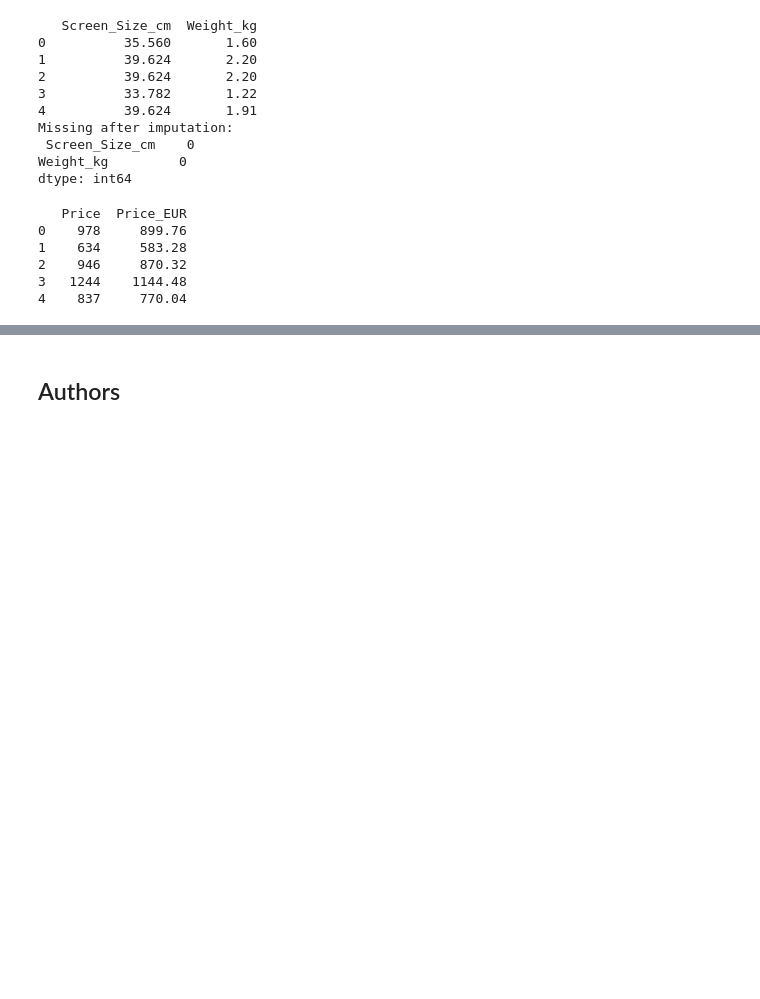
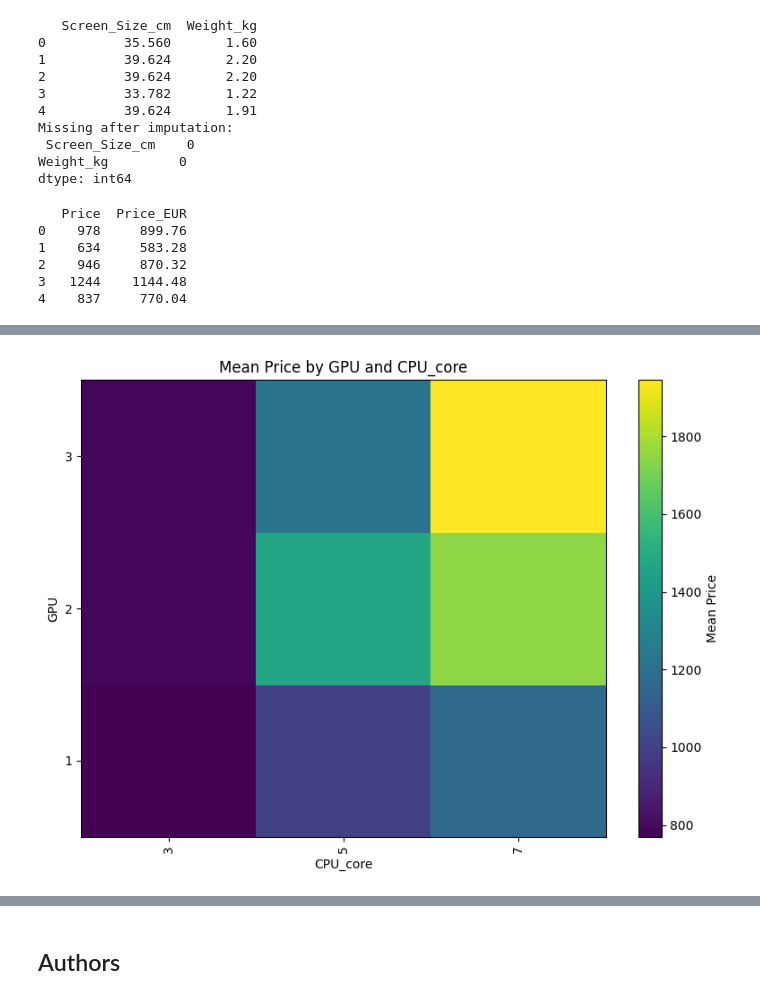
Before and after one commit to ayush-0410/Practice-Gnerative-AI, a Jupyter notebook: jupyter_lite_for_test.jupyterlite.ipynb, the cells around one changed output, grey strips where cells are left out. Cells and saved outputs as stored; diff of their text form; code cells hidden in the pictures; blank space fills up the shorter version.

```diff
--- a/jupyter_lite_for_test.jupyterlite.ipynb
+++ b/jupyter_lite_for_test.jupyterlite.ipynb
@@ -140,0 +316,21 @@ print(df[['Price', 'Price_EUR']].head())
+# %%
+import pandas as pd
+import numpy as np
+import matplotlib.pyplot as plt
+
+# Pivot table: mean Price by GPU (rows) and CPU_core (columns)
+pivot = df.pivot_table(index='GPU', columns='CPU_core', values='Price', aggfunc='mean')
+pivot = pivot.fillna(0)
+
+plt.figure(figsize=(8, 6))
+plt.pcolor(pivot, cmap='viridis')
+plt.colorbar(label='Mean Price')
+plt.xlabel('CPU_core')
+plt.ylabel('GPU')
+plt.title('Mean Price by GPU and CPU_core')
+plt.xticks(np.arange(0.5, len(pivot.columns), 1), pivot.columns, rotation=90)
+plt.yticks(np.arange(0.5, len(pivot.index), 1), pivot.index)
+plt.tight_layout()
+plt.show()
+# %% [output]
+[figure, added]
```
Also changed, not shown: parts of 23 cells of this notebook, 1 other file.
